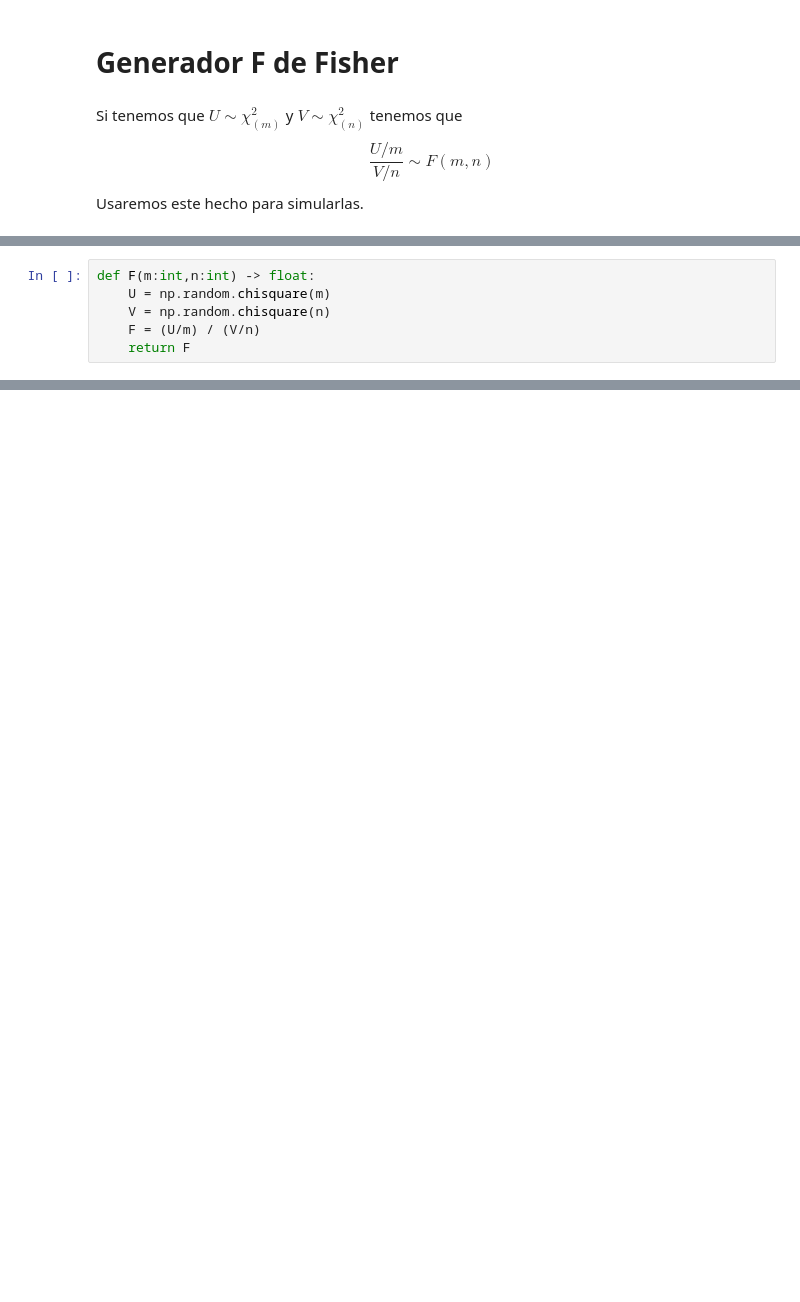
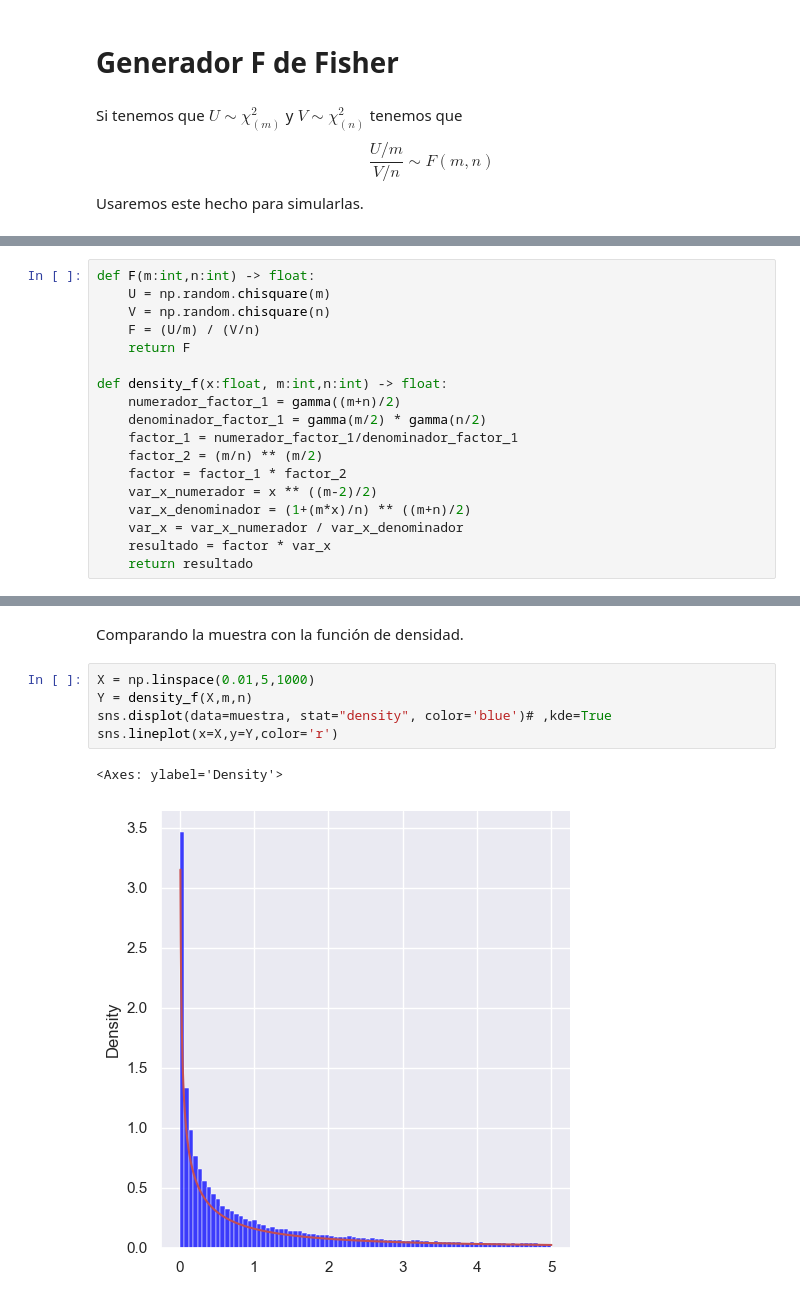
Before and after one commit to 420002464/Portafolio, a Jupyter notebook: Probabilidad y Estadistica/Estadistica/Generador F de Fisher.ipynb, the cells around one changed output, grey strips where cells are left out. Drawn from its saved outputs; the diff is of its cells as text; blank space fills up the shorter version.

```diff
--- a/Probabilidad y Estadistica/Estadistica/Generador F de Fisher.ipynb
+++ b/Probabilidad y Estadistica/Estadistica/Generador F de Fisher.ipynb
@@ -13,6 +14,18 @@ def F(m:int,n:int) -> float:
     V = np.random.chisquare(n)
     F = (U/m) / (V/n)
     return F
+
+def density_f(x:float, m:int,n:int) -> float:
+    numerador_factor_1 = gamma((m+n)/2)
+    denominador_factor_1 = gamma(m/2) * gamma(n/2)
+    factor_1 = numerador_factor_1/denominador_factor_1
+    factor_2 = (m/n) ** (m/2)
+    factor = factor_1 * factor_2
+    var_x_numerador = x ** ((m-2)/2)
+    var_x_denominador = (1+(m*x)/n) ** ((m+n)/2)
+    var_x = var_x_numerador / var_x_denominador
+    resultado = factor * var_x
+    return resultado
 # %%
 m = 1
 n = 1
@@ -28,0 +38,10 @@ max(muestra)
+# %% [markdown]
+Comparando la muestra con la función de densidad.
+# %%
+X = np.linspace(0.01,5,1000)
+Y = density_f(X,m,n)
+sns.displot(data=muestra, stat="density", color='blue')# ,kde=True
+sns.lineplot(x=X,y=Y,color='r')
+# %% [output]
+<Axes: ylabel='Density'>
+[figure, added]
```
Also changed, not shown: parts of 3 cells of this notebook, 2 other files.
